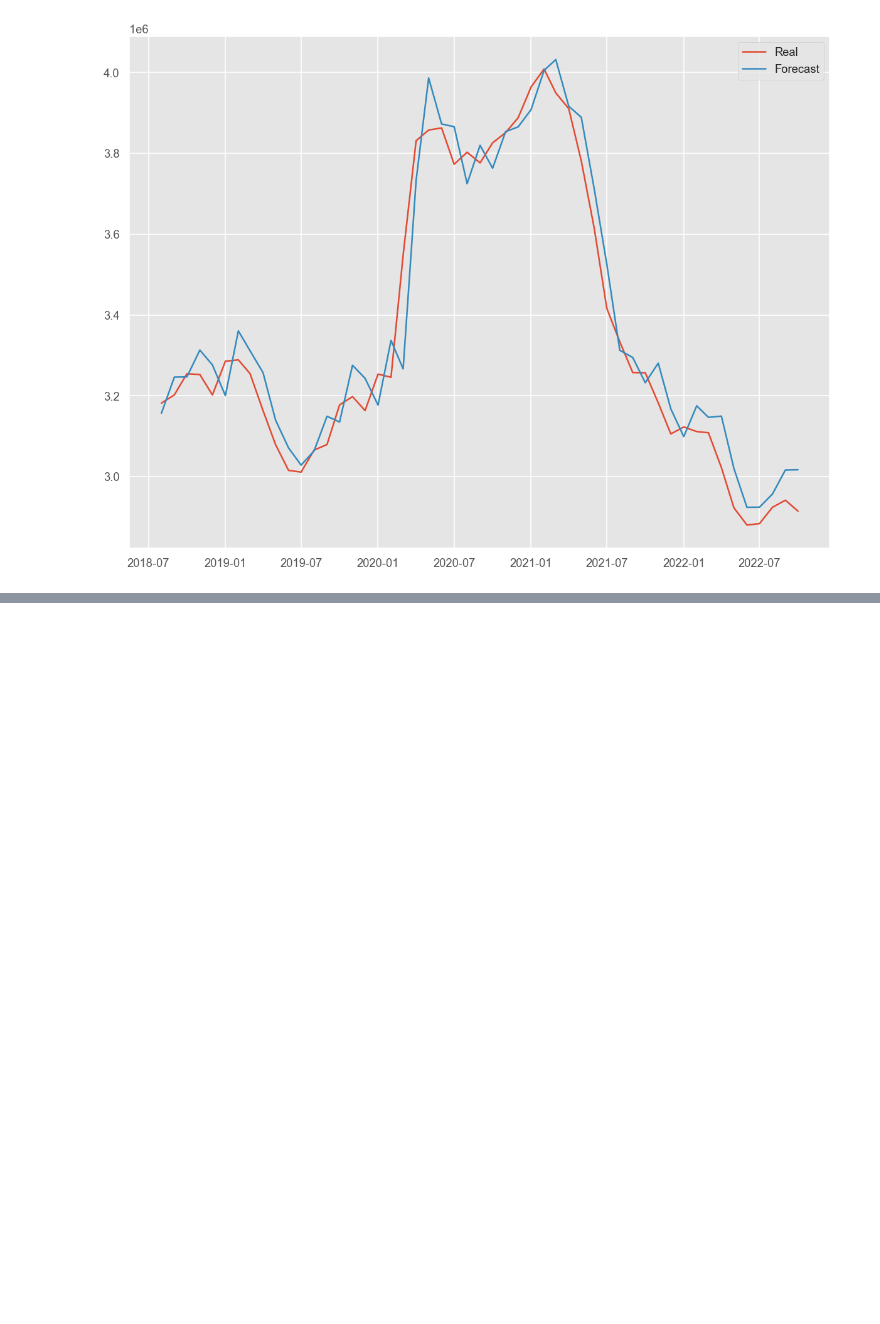
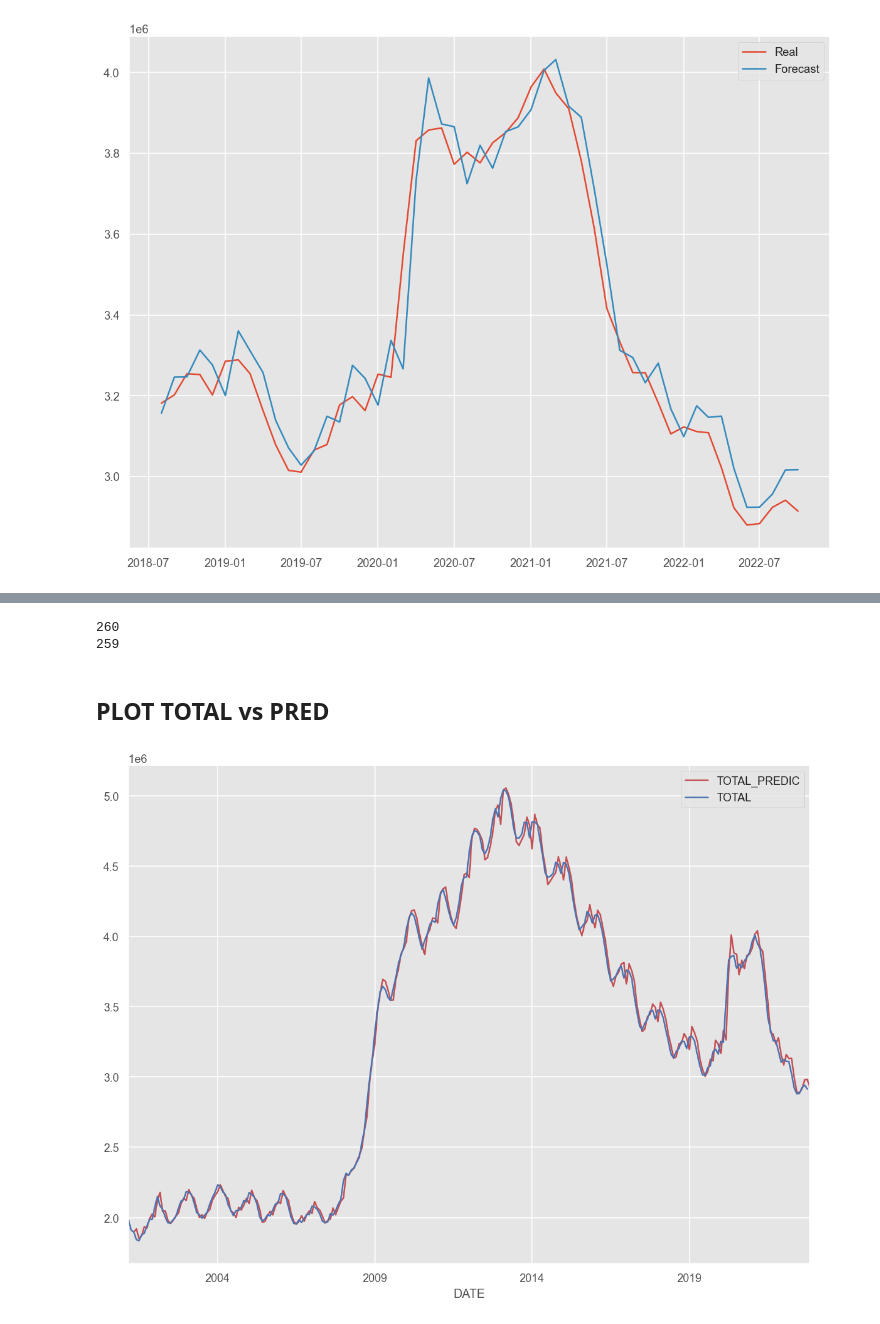
Before and after one commit to MartaSimon/ML_A2, a Jupyter notebook: scriptEnrique.ipynb, the cells around one changed output, grey strips where cells are left out. Saved outputs shown, nothing was run; the diff lists cells and outputs as text; code cells hidden in the pictures; blank space fills up the shorter version.

Commit message:
prediccion y graficas mlp

```diff
--- a/scriptEnrique.ipynb
+++ b/scriptEnrique.ipynb
@@ -646,0 +677,3 @@ SyntaxError: invalid syntax (2209883530.py, line 7)
+# %%
+new_df2 = pd.read_csv('predicciones.csv',sep=',', parse_dates=['Date'], dayfirst=True, date_parser=dateparse, index_col='Date')
+new_df2
@@ -646,0 +712,16 @@ SyntaxError: invalid syntax (2209883530.py, line 7)
+# %%
+print(len(dfT))
+print(len(new_df2))
+# %% [output]
+260
+259
+# %% [markdown]
+## PLOT TOTAL vs PRED
+# %%
+import matplotlib.pyplot as plt
+new_df2.plot(color='r')
+dfT['TOTAL'].plot(color='b')
+plt.legend()
+plt.show()
+# %% [output]
+[figure, added]
```
Also changed, not shown: parts of 16 cells of this notebook, 1 other file.
